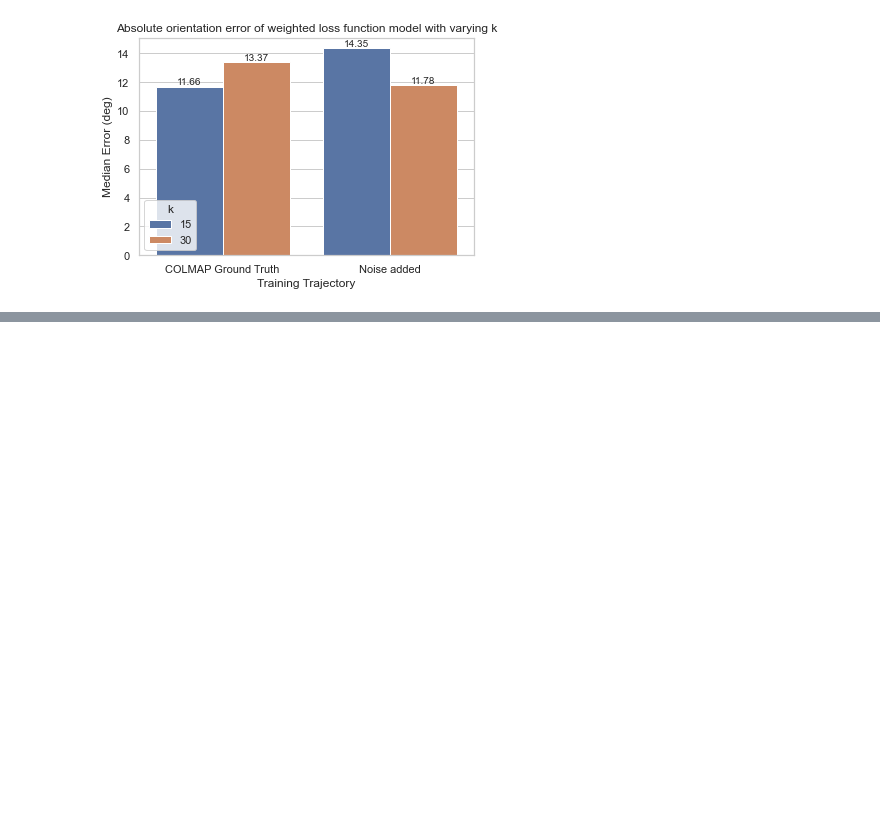
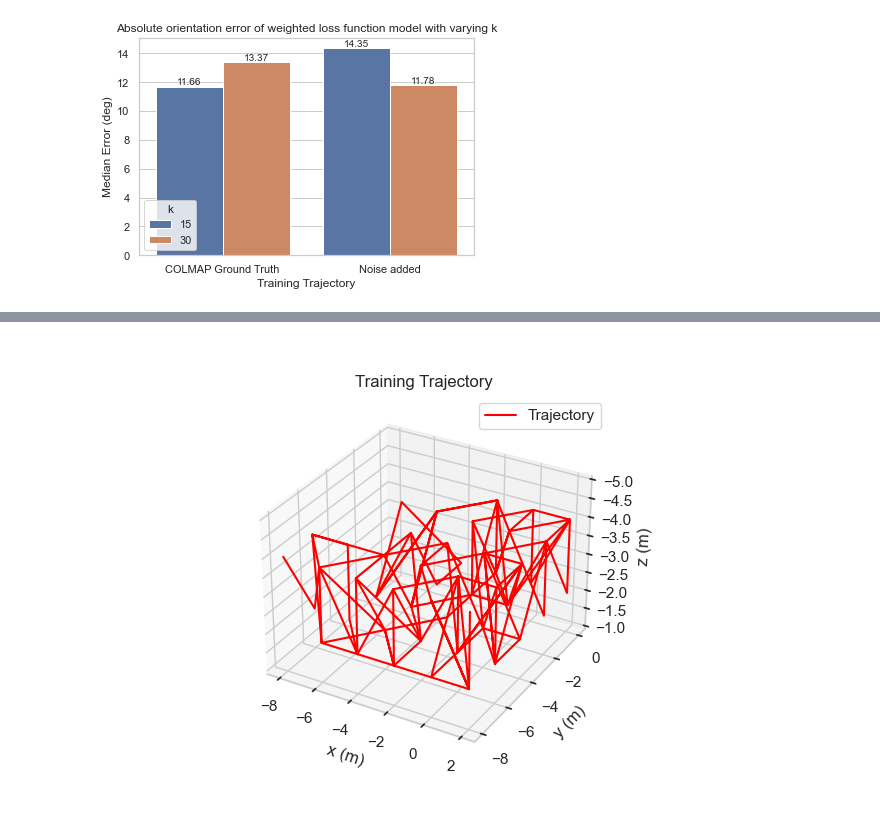
Before and after one commit to sytan98/Dataset-Collection-for-Pose-and-IMU, a Jupyter notebook: report_plots/generate_plots.ipynb, the cells around one changed output, grey strips where cells are left out. Cells and saved outputs as stored; diff of their text form; code cells hidden in the pictures; blank space fills up the shorter version.

```diff
--- a/report_plots/generate_plots.ipynb
+++ b/report_plots/generate_plots.ipynb
@@ -420,0 +504,17 @@ plt.show()
+# %%
+trajectory = np.array(path)
+traj_x = trajectory[:,0]
+traj_y = trajectory[:,1]
+traj_z = trajectory[:,2]
+plt.figure()
+ax = plt.axes(projection= '3d')
+ax.plot3D(traj_x, traj_y, traj_z, label = "Trajectory", color = 'red')
+ax.set_zlim([-1, -5])
+ax.set_xlabel("x (m)")
+ax.set_ylabel("y (m)")
+ax.set_zlabel("z (m)")
+ax.set_title("Training Trajectory")
+ax.legend()
+plt.show()
+# %% [output]
+[figure, added]
```
Also changed, not shown: parts of 8 cells of this notebook, 11 other files.
